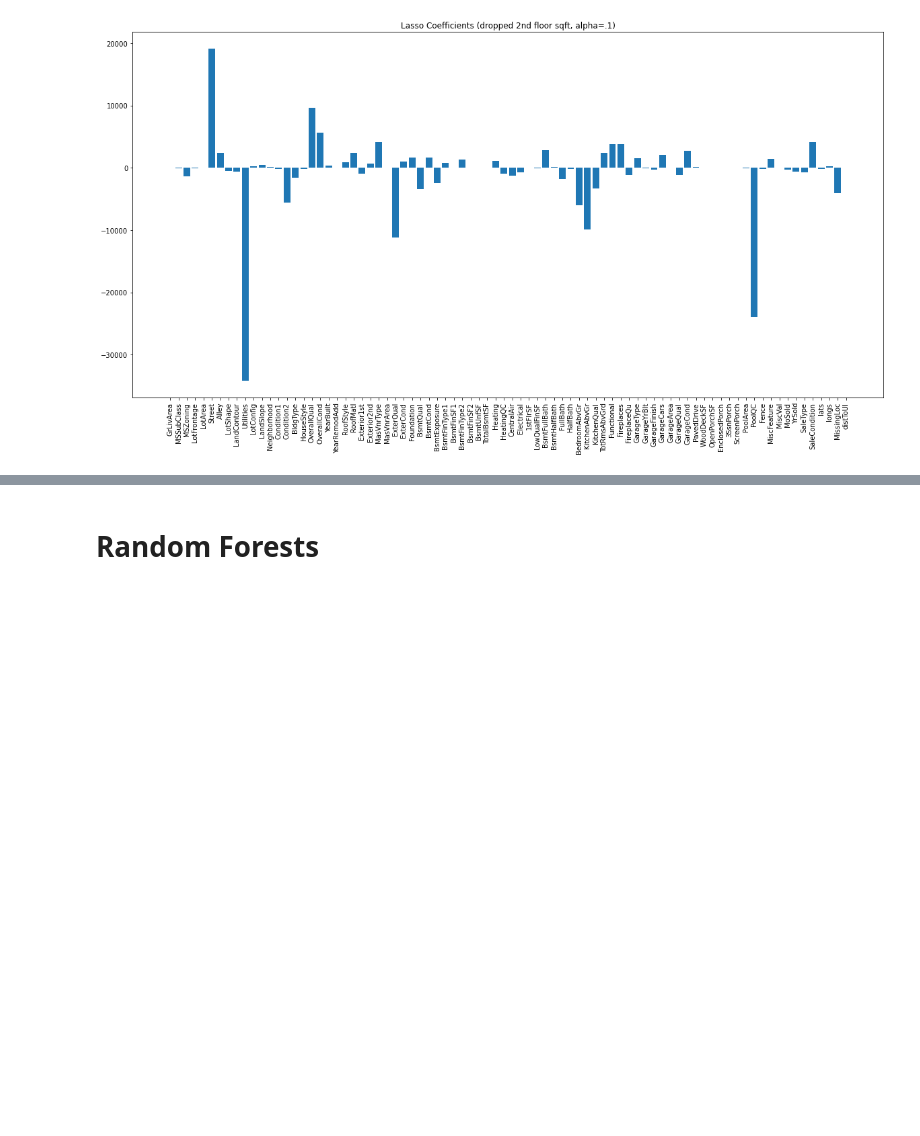
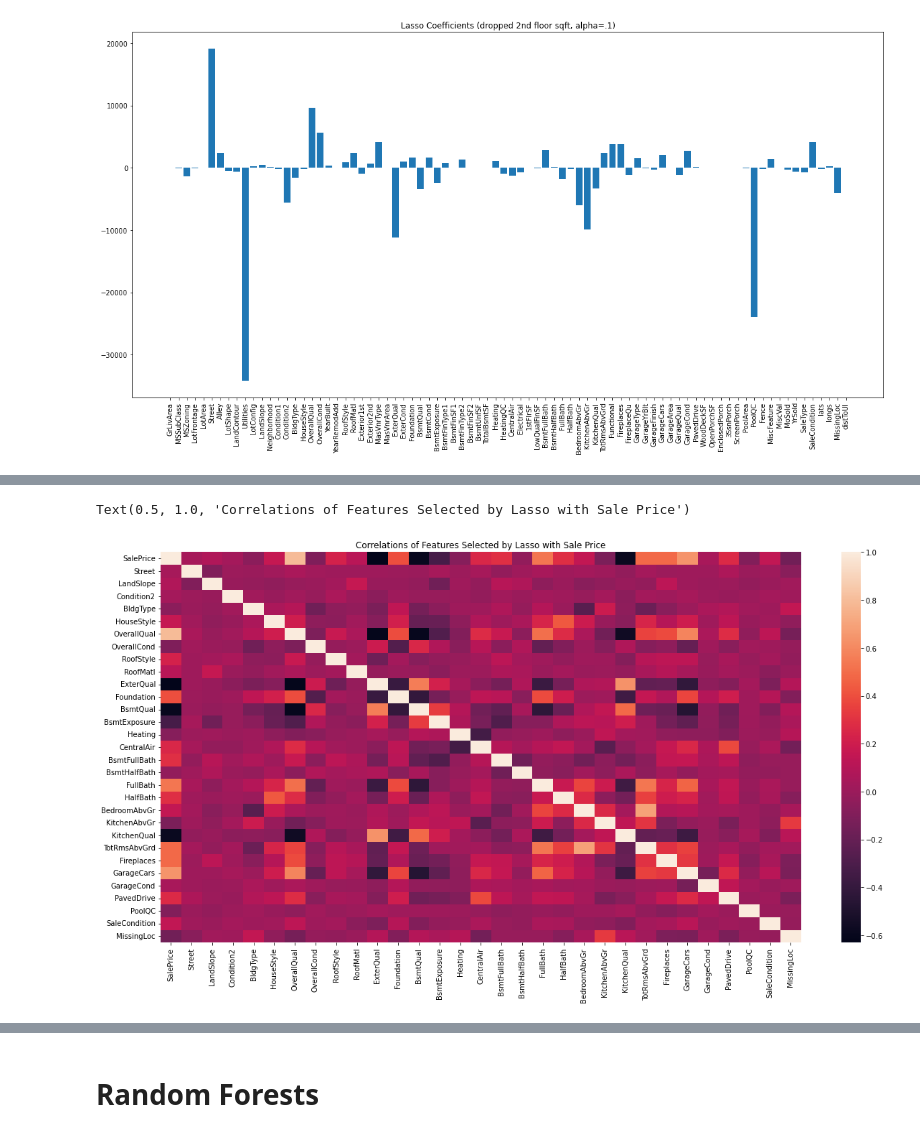
Before and after one commit to dapopov-st/housing-price-predictions, a Jupyter notebook: 002_initial_model_selection.ipynb, the cells around one changed output, grey strips where cells are left out. Drawn from its saved outputs; the diff is of its cells as text; code cells hidden in the pictures; blank space fills up the shorter version.

```diff
--- a/002_initial_model_selection.ipynb
+++ b/002_initial_model_selection.ipynb
@@ -162,0 +186,7 @@ cols_selected_lasso=list(X_train.columns[rfe.support_])
+# %%
+#alldata[cols_selected_lasso].corr()
+sns.heatmap(alldata[['SalePrice']+cols_selected_lasso].corr())
+plt.title("Correlations of Features Selected by Lasso with Sale Price")
+# %% [output]
+Text(0.5, 1.0, 'Correlations of Features Selected by Lasso with Sale Price')
+[figure, added]
```
Also changed, not shown: parts of 23 cells of this notebook, 1 other file.
